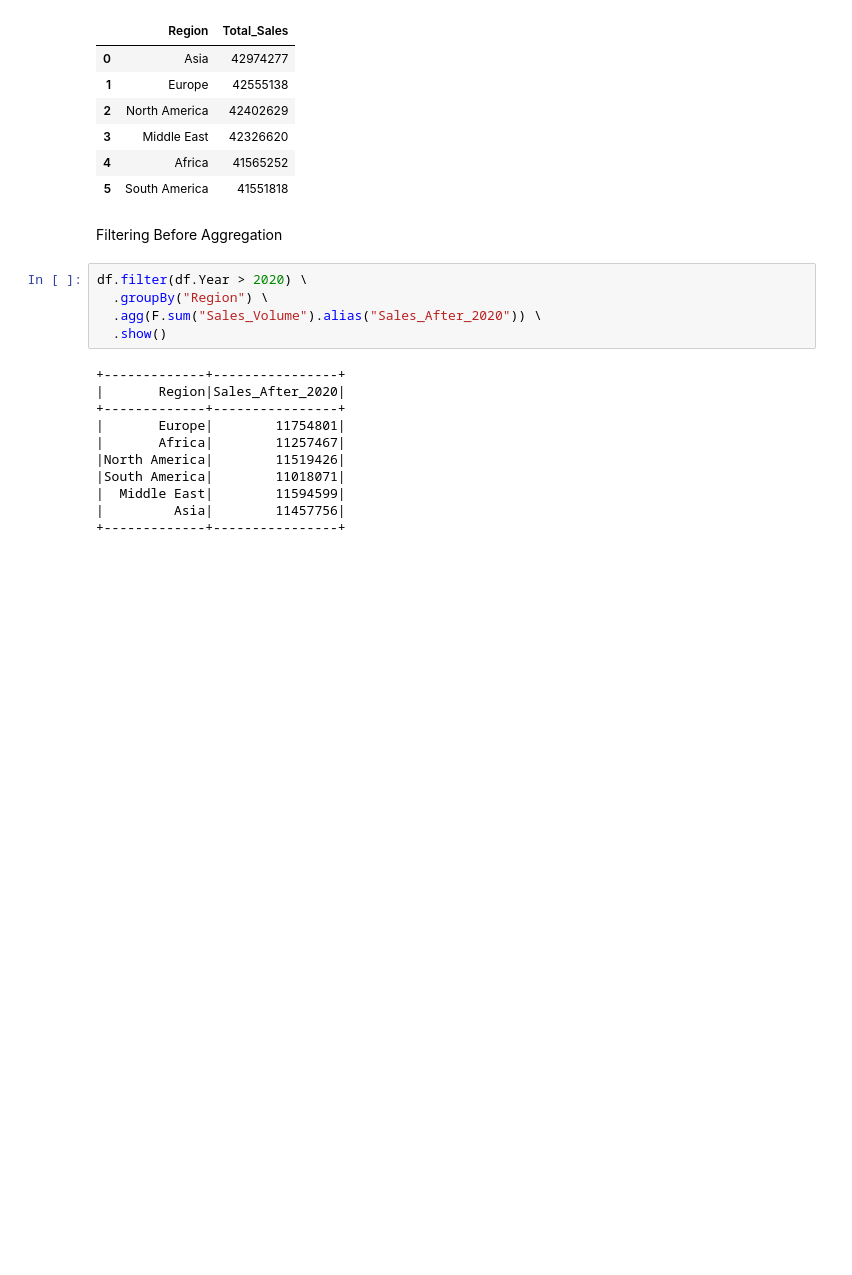
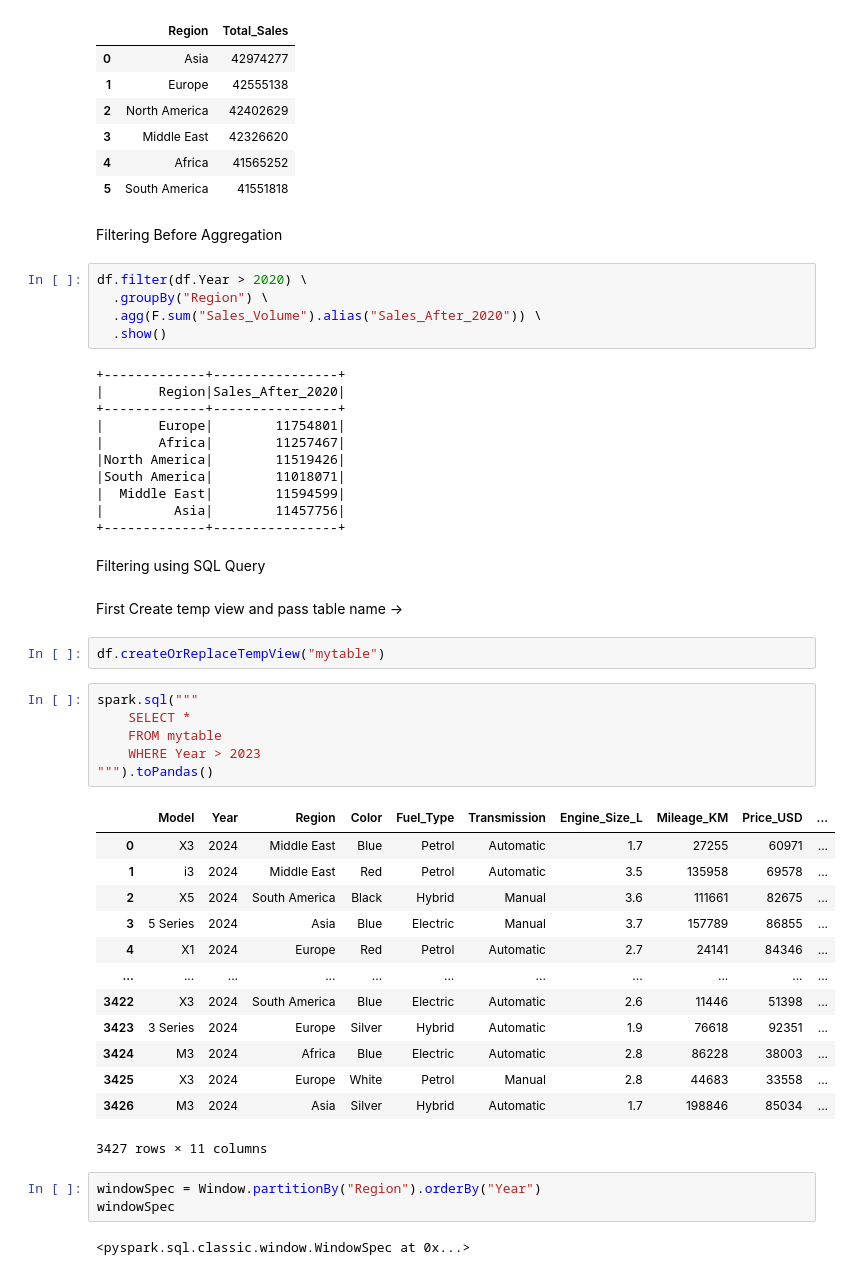
Before and after one commit to dinkardongre/pyspark-data-analysis, a Jupyter notebook: sales_data_analysis.ipynb, the cells around one changed output. Drawn from its saved outputs; the diff is of its cells as text; blank space fills up the shorter version.

Commit message:
windows function operated

```diff
--- a/sales_data_analysis.ipynb
+++ b/sales_data_analysis.ipynb
@@ -348,3 +348,34 @@ df.filter(df.Year > 2020) \
 |  Middle East|        11594599|
 |         Asia|        11457756|
 +-------------+----------------+
+# %% [markdown]
+Filtering using SQL Query
+# %% [markdown]
+First Create temp view and pass table name ->
+# %%
+df.createOrReplaceTempView("mytable")
+# %%
+spark.sql("""
+    SELECT *
+    FROM mytable
+    WHERE Year > 2023
+""").toPandas()
+# %% [output]
+|  | Model | Year | Region | Color | Fuel_Type | Transmission | Engine_Size_L | Mileage_KM | Price_USD | ... |
+| 0 | X3 | 2024 | Middle East | Blue | Petrol | Automatic | 1.7 | 27255 | 60971 | ... |
+| 1 | i3 | 2024 | Middle East | Red | Petrol | Automatic | 3.5 | 135958 | 69578 | ... |
+| 2 | X5 | 2024 | South America | Black | Hybrid | Manual | 3.6 | 111661 | 82675 | ... |
+| 3 | 5 Series | 2024 | Asia | Blue | Electric | Manual | 3.7 | 157789 | 86855 | ... |
+| 4 | X1 | 2024 | Europe | Red | Petrol | Automatic | 2.7 | 24141 | 84346 | ... |
+| ... | ... | ... | ... | ... | ... | ... | ... | ... | ... | ... |
+| 3422 | X3 | 2024 | South America | Blue | Electric | Automatic | 2.6 | 11446 | 51398 | ... |
+| 3423 | 3 Series | 2024 | Europe | Silver | Hybrid | Automatic | 1.9 | 76618 | 92351 | ... |
+| 3424 | M3 | 2024 | Africa | Blue | Electric | Automatic | 2.8 | 86228 | 38003 | ... |
+| 3425 | X3 | 2024 | Europe | White | Petrol | Manual | 2.8 | 44683 | 33558 | ... |
+| 3426 | M3 | 2024 | Asia | Silver | Hybrid | Automatic | 1.7 | 198846 | 85034 | ... |
+3427 rows × 11 columns
+# %%
+windowSpec = Window.partitionBy("Region").orderBy("Year")
+windowSpec
+# %% [output]
+<pyspark.sql.classic.window.WindowSpec at 0x...>
```
Also changed, not shown: parts of 23 cells of this notebook, 1 other file.
